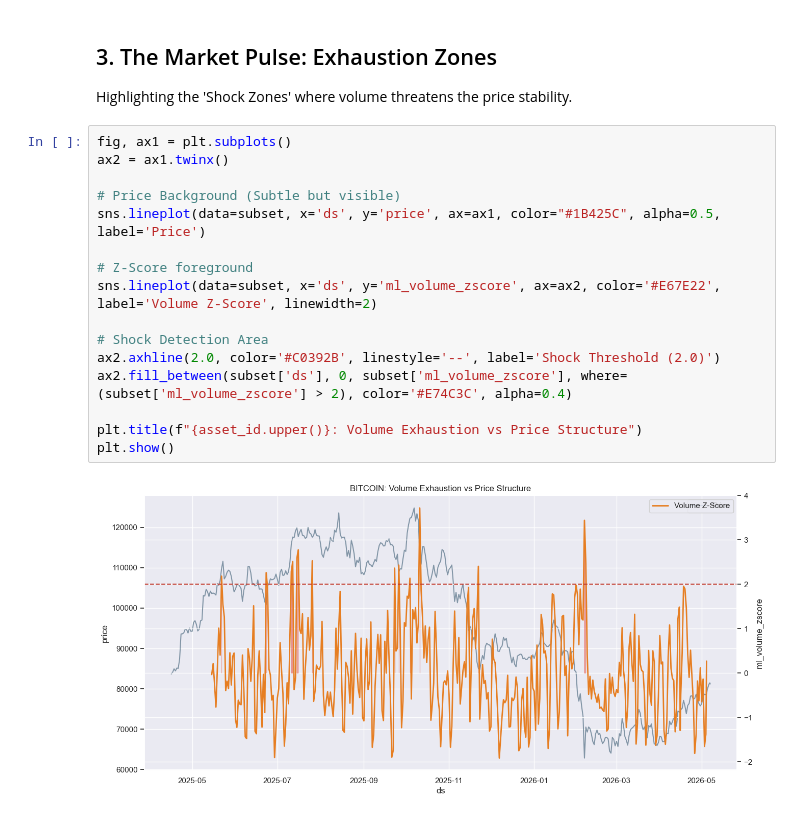
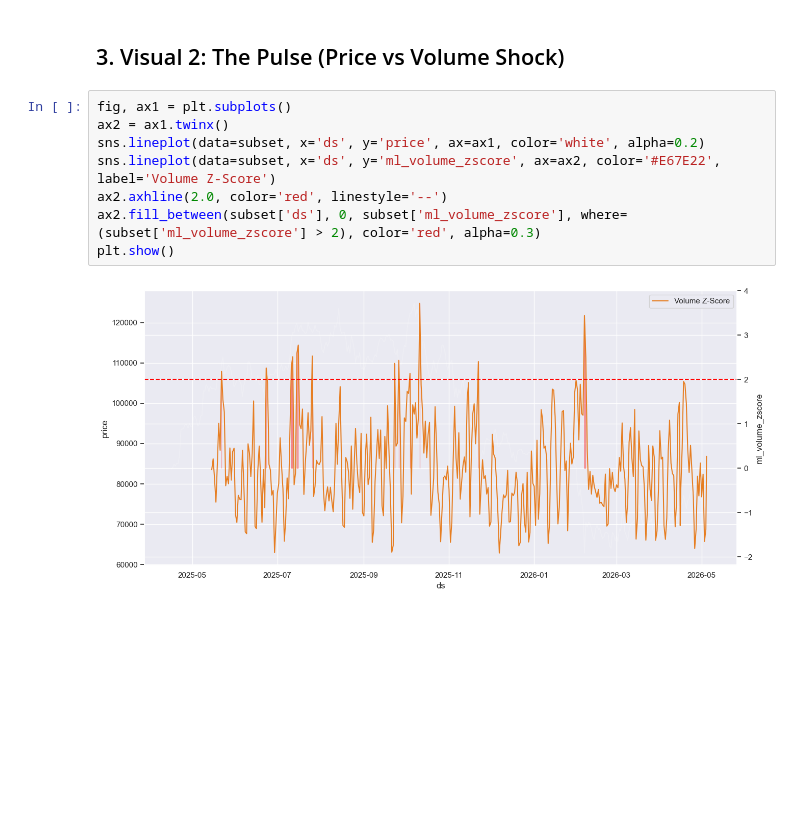
Before and after one commit to jose-cortes-ramos/crypto-ml-predictor, a Jupyter notebook: notebooks/03_dashboard_prototyping.ipynb, the cells around one changed output. Cells and saved outputs as stored; diff of their text form; blank space fills up the shorter version.

```diff
--- a/notebooks/03_dashboard_prototyping.ipynb
+++ b/notebooks/03_dashboard_prototyping.ipynb
@@ -61,21 +57,12 @@ plt.show()
-# %% [markdown]
-## 3. The Market Pulse: Exhaustion Zones
-Highlighting the 'Shock Zones' where volume threatens the price stability.
+# %% [markdown]
+## 3. Visual 2: The Pulse (Price vs Volume Shock)
 # %%
 fig, ax1 = plt.subplots()
 ax2 = ax1.twinx()
-
-# Price Background (Subtle but visible)
-sns.lineplot(data=subset, x='ds', y='price', ax=ax1, color="#1B425C", alpha=0.5, label='Price')
-
-# Z-Score foreground
-sns.lineplot(data=subset, x='ds', y='ml_volume_zscore', ax=ax2, color='#E67E22', label='Volume Z-Score', linewidth=2)
-
-# Shock Detection Area
-ax2.axhline(2.0, color='#C0392B', linestyle='--', label='Shock Threshold (2.0)')
-ax2.fill_between(subset['ds'], 0, subset['ml_volume_zscore'], where=(subset['ml_volume_zscore'] > 2), color='#E74C3C', alpha=0.4)
-
-plt.title(f"{asset_id.upper()}: Volume Exhaustion vs Price Structure")
+sns.lineplot(data=subset, x='ds', y='price', ax=ax1, color='white', alpha=0.2)
+sns.lineplot(data=subset, x='ds', y='ml_volume_zscore', ax=ax2, color='#E67E22', label='Volume Z-Score')
+ax2.axhline(2.0, color='red', linestyle='--')
+ax2.fill_between(subset['ds'], 0, subset['ml_volume_zscore'], where=(subset['ml_volume_zscore'] > 2), color='red', alpha=0.3)
 plt.show()
 # %% [output]
-[figure, old version]
+[figure, new version]
```
Also changed, not shown: parts of 19 cells of this notebook, 7 other files.
